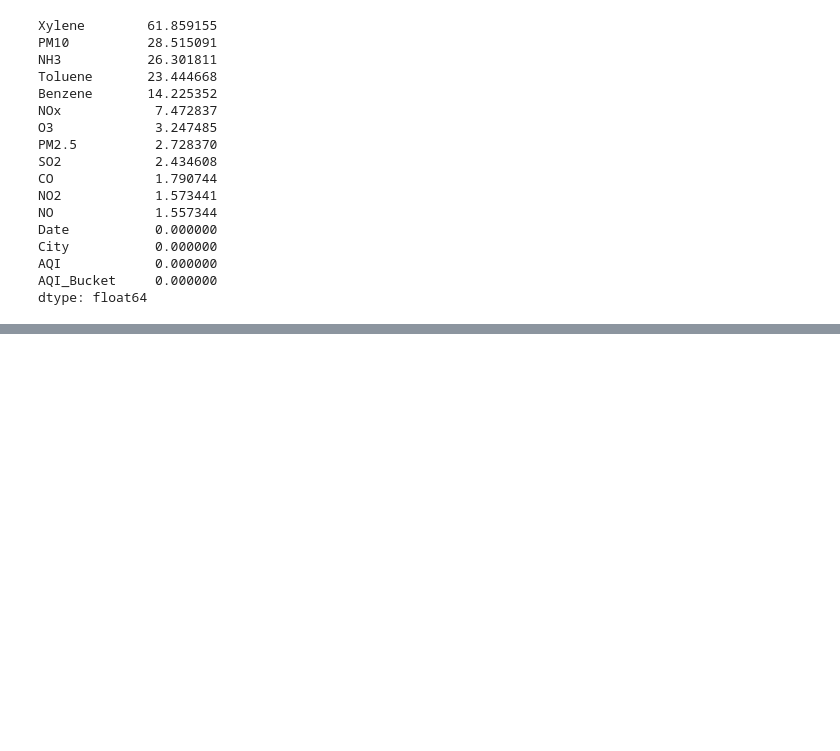
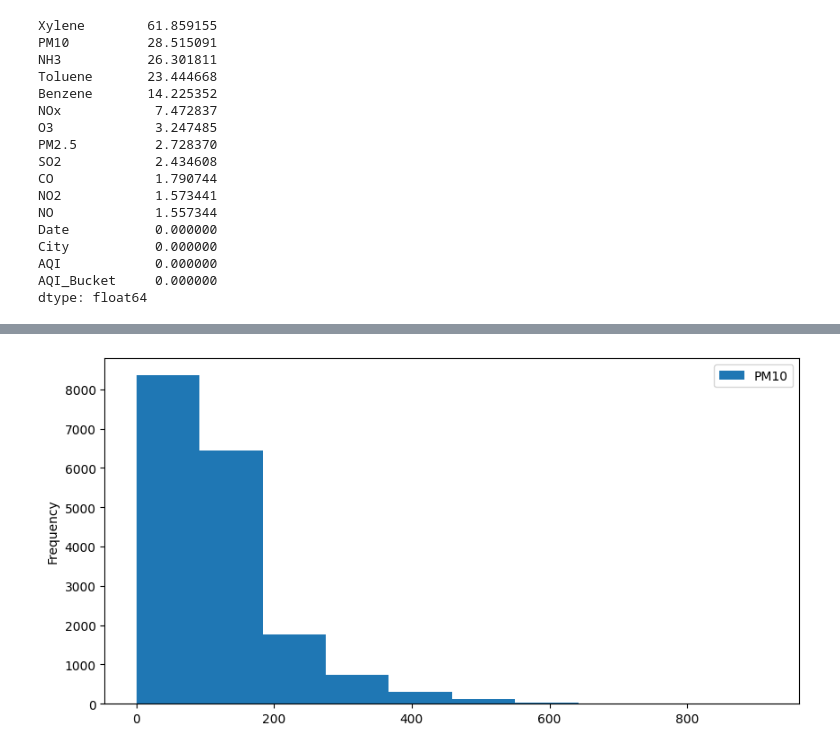
Before and after one commit to Pranithredd/AQI-prediction-, a Jupyter notebook: AQI prediction.ipynb, the cells around one changed output, grey strips where cells are left out. Saved outputs shown, nothing was run; the diff lists cells and outputs as text; code cells hidden in the pictures; blank space fills up the shorter version.

```diff
--- a/AQI prediction.ipynb
+++ b/AQI prediction.ipynb
@@ -137,0 +147,6 @@ dtype: float64
+# %%
+df['PM10'].plot(kind = 'hist',figsize=(10,5))
+plt.legend()
+plt.show()
+# %% [output]
+[figure, added]
```
Also changed, not shown: parts of 28 cells of this notebook.
